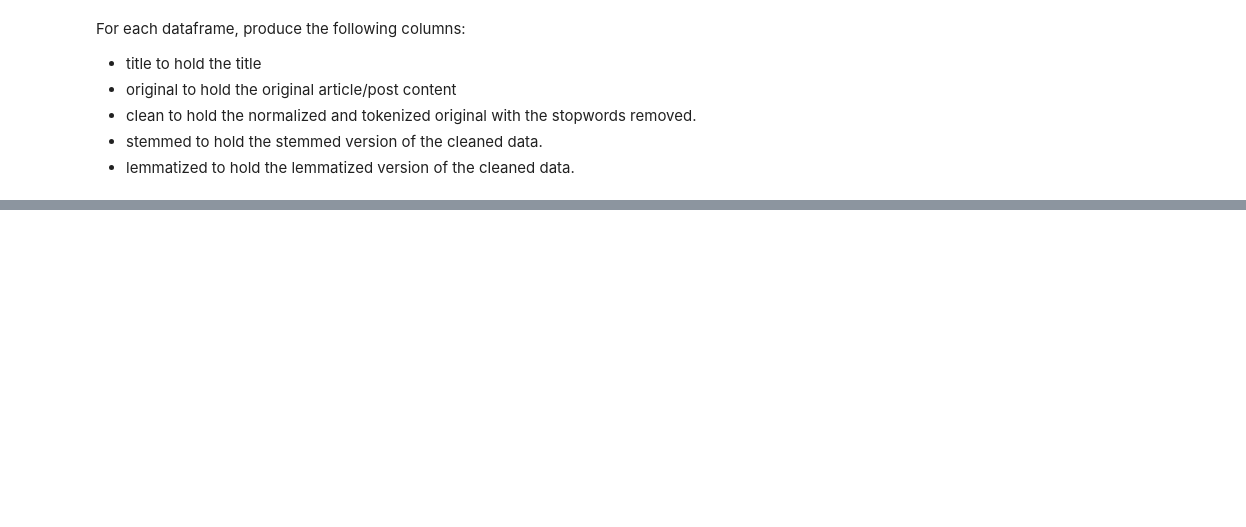
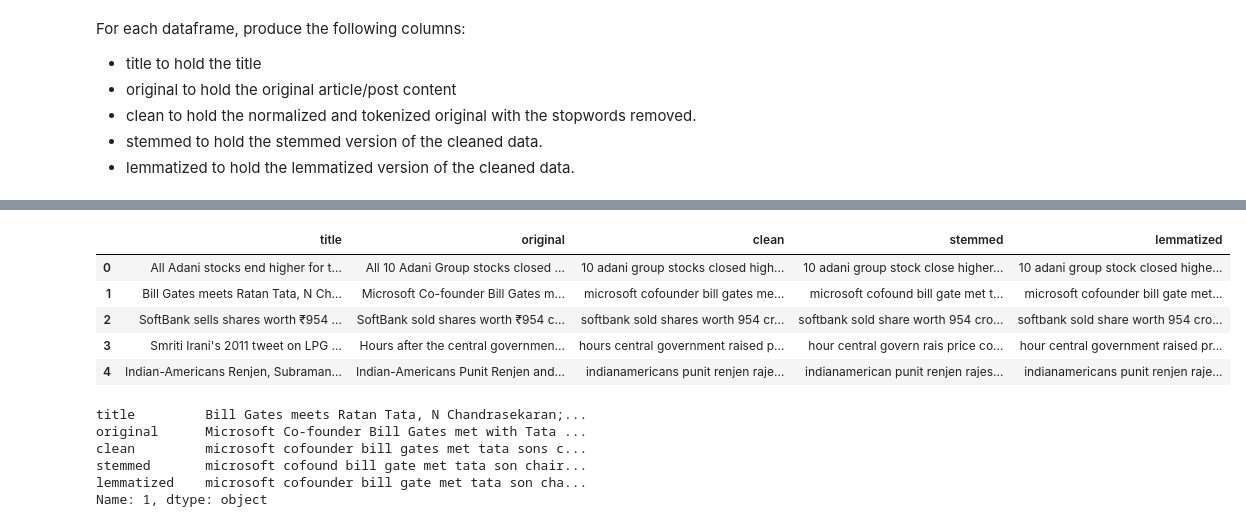
Before and after one commit to jorgellopez38/natural-language-processing-exercises, a Jupyter notebook: prepare.ipynb, the cells around one changed output, grey strips where cells are left out. Saved outputs shown, nothing was run; the diff lists cells and outputs as text; code cells hidden in the pictures; blank space fills up the shorter version.

```diff
--- a/prepare.ipynb
+++ b/prepare.ipynb
@@ -159,7 +159,7 @@ Define a function named tokenize. It should take in a string and tokenize all th
 # %%
 def tokenize(string):
     tokenize = nltk.tokenize.ToktokTokenizer()
-    string = tokenize.tokenize(string)
+    string = tokenize.tokenize(string, return_str = True)
 
     return string
 # %%
@@ -249,0 +258,6 @@ Use your data from the acquire to produce a dataframe of the news articles. Name
+# %%
+#Test my function!
+topics = ['business', 'sports', 'technology', 'entertainment']
+
+news_df = a.get_news_articles(topics)
+news_df[0]
@@ -250,3 +268,2 @@ Use your data from the acquire to produce a dataframe of the news articles. Name
 # %%
-news_df = a.get_news_articles()
-news_df
+news_df = pd.DataFrame(a.get_news_articles(topics))
@@ -265,0 +323,51 @@ For each dataframe, produce the following columns:
+# %%
+################################ PREP ARTICLES ################################
+
+#take dataframe, specify the column, extra and exclude words
+def prep_article_data(df, column, extra_words=[], exclude_words=[]):
+    '''
+    This function take in a df and the string name for a text column with
+    option to pass lists for extra_words and exclude_words and
+    returns a df with the text article title, original text, stemmed text,
+    lemmatized text, cleaned, tokenized, & lemmatized text with stopwords removed.
+    '''
+    #original text from content column
+    df['original'] = df['content']
+
+    #chain together clean, tokenize, remove stopwords
+    df['clean'] = df[column].apply(basic_clean)\
+                            .apply(tokenize)\
+                            .apply(remove_stopwords,
+                                   extra_words=extra_words,
+                                   exclude_words=exclude_words)
+
+    #chain clean, tokenize, stem, remove stopwords
+    df['stemmed'] = df['clean'].apply(stem)
+
+    #clean clean, tokenize, lemmatize, remove stopwords
+    df['lemmatized'] = df['clean'].apply(lemmatize)
+
+    return df[['title', 'original', 'clean', 'stemmed', 'lemmatized']]
+# %%
+#assign variable to our new prepped dataframe
+prep_news = prep_article_data(news_df, 'content', extra_words =[], exclude_words=[])
+
+#take a look
+prep_news.head(5)
+# %% [output]
+|  | title | original | clean | stemmed | lemmatized |
+| 0 | All Adani stocks end higher for t... | All 10 Adani Group stocks closed ... | 10 adani group stocks closed high... | 10 adani group stock close higher... | 10 adani group stock closed highe... |
+| 1 | Bill Gates meets Ratan Tata, N Ch... | Microsoft Co-founder Bill Gates m... | microsoft cofounder bill gates me... | microsoft cofound bill gate met t... | microsoft cofounder bill gate met... |
+| 2 | SoftBank sells shares worth ₹954 ... | SoftBank sold shares worth ₹954 c... | softbank sold shares worth 954 cr... | softbank sold share worth 954 cro... | softbank sold share worth 954 cro... |
+| 3 | Smriti Irani's 2011 tweet on LPG ... | Hours after the central governmen... | hours central government raised p... | hour central govern rais price co... | hour central government raised pr... |
+| 4 | Indian-Americans Renjen, Subraman... | Indian-Americans Punit Renjen and... | indianamericans punit renjen raje... | indianamerican punit renjen rajes... | indianamericans punit renjen raje... |
+# %%
+#take a look at one article
+prep_news.iloc[1]
+# %% [output]
+title         Bill Gates meets Ratan Tata, N Chandrasekaran;...
+original      Microsoft Co-founder Bill Gates met with Tata ...
+clean         microsoft cofounder bill gates met tata sons c...
+stemmed       microsoft cofound bill gate met tata son chair...
+lemmatized    microsoft cofounder bill gate met tata son cha...
+Name: 1, dtype: object
```
Also changed, not shown: parts of 14 cells of this notebook, 2 other files.
